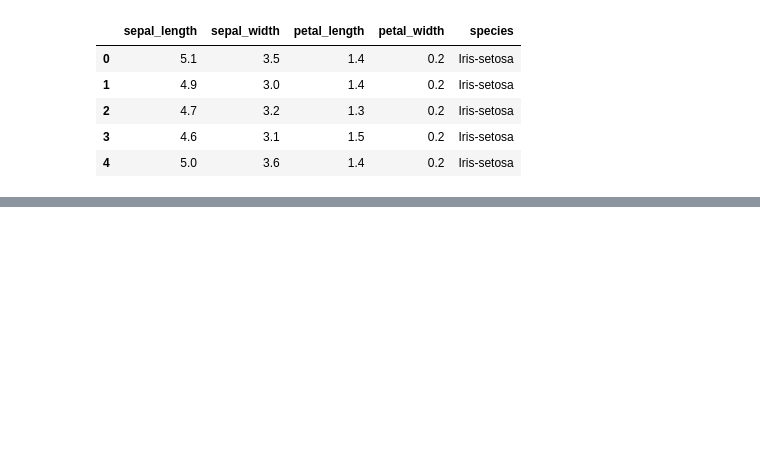
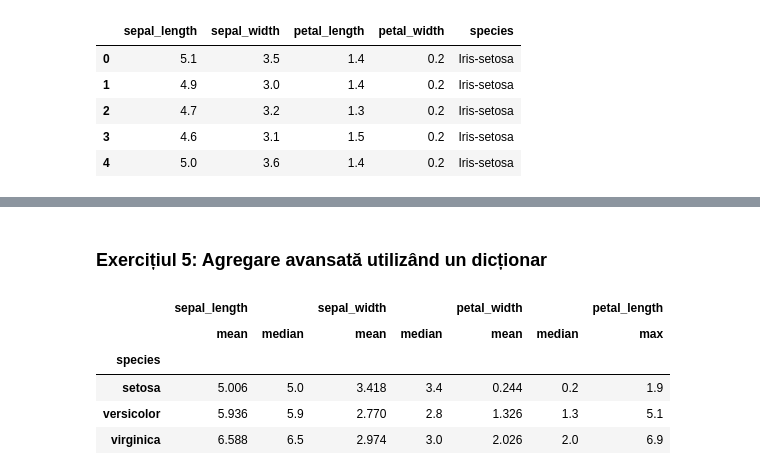
Before and after one commit to florin-t04/lab-1-machine-learning, a Jupyter notebook: 01_Trandafir.ipynb, the cells around one changed output, grey strips where cells are left out. Drawn from its saved outputs; the diff is of its cells as text; code cells hidden in the pictures; blank space fills up the shorter version.

```diff
--- a/01_Trandafir.ipynb
+++ b/01_Trandafir.ipynb
@@ -33,0 +97,16 @@ grouped_agg
+# %% [markdown]
+### Exercițiul 5: Agregare avansată utilizând un dicționar
+# %%
+data.groupby('species').agg({
+    "sepal_length": ["mean", "median"],
+    "sepal_width": ["mean", "median"],
+    "petal_width": ["mean", "median"],
+    "petal_length": "max",
+})
+# %% [output]
+|  | sepal_length |  | sepal_width |  | petal_width |  | petal_length |
+|  | mean | median | mean | median | mean | median | max |
+| species |  |  |  |  |  |  |  |
+| setosa | 5.006 | 5.0 | 3.418 | 3.4 | 0.244 | 0.2 | 1.9 |
+| versicolor | 5.936 | 5.9 | 2.770 | 2.8 | 1.326 | 1.3 | 5.1 |
+| virginica | 6.588 | 6.5 | 2.974 | 3.0 | 2.026 | 2.0 | 6.9 |
```
Also changed, not shown: parts of 17 cells of this notebook.
